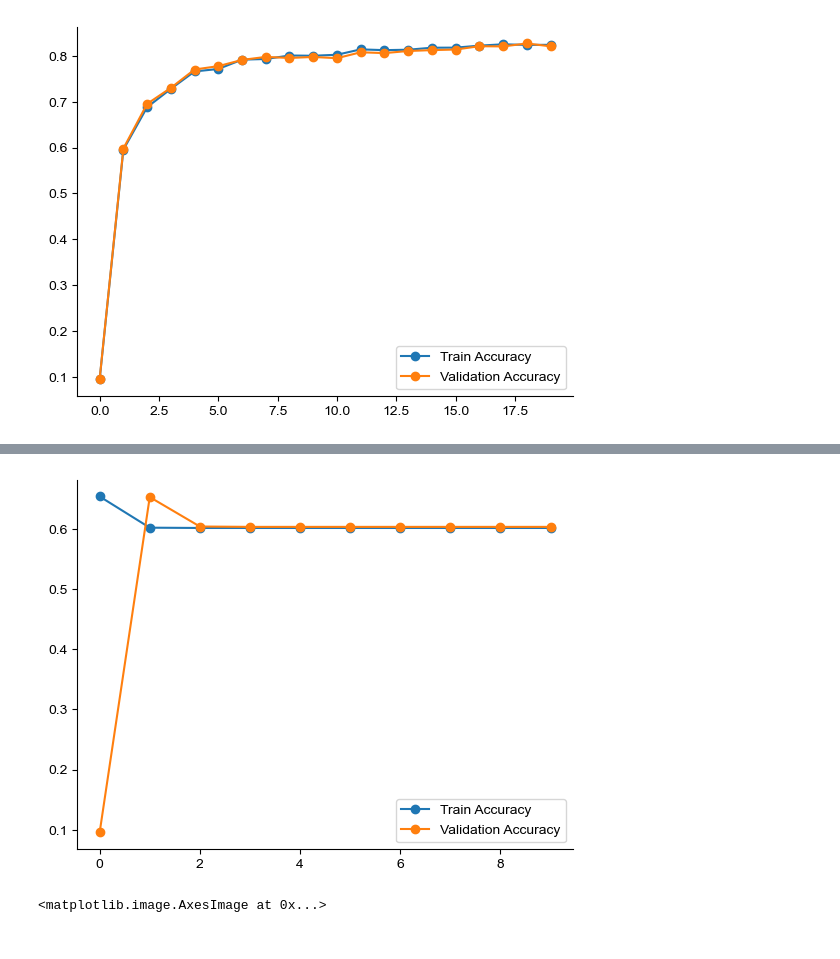
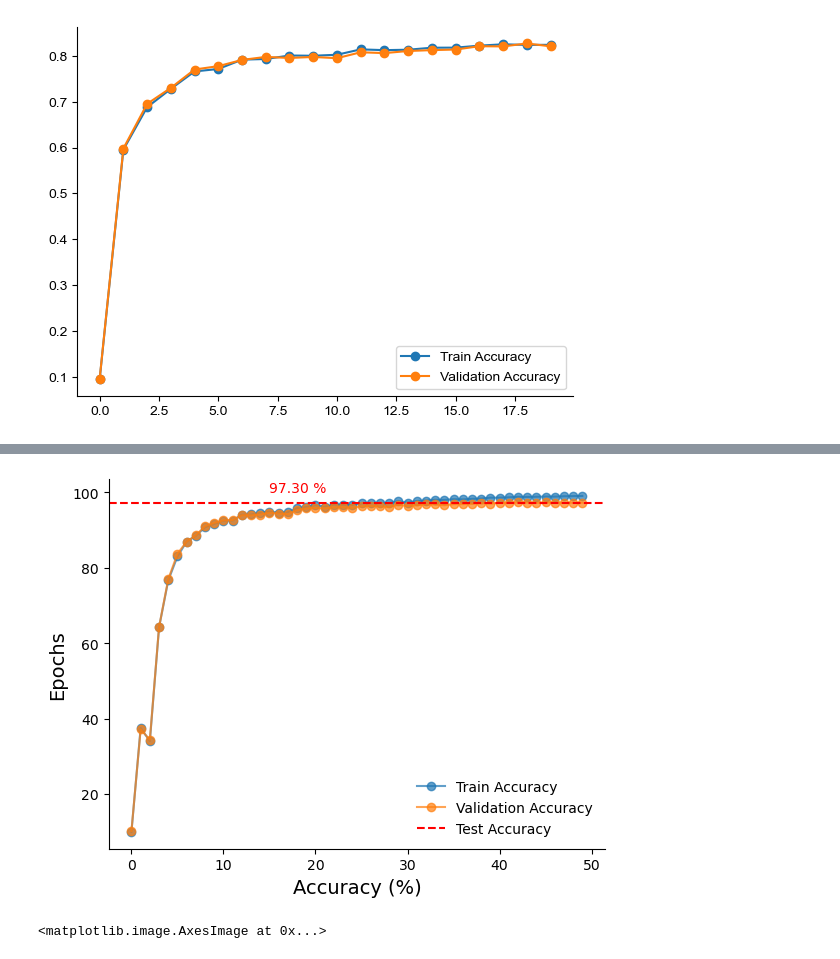
Before and after one commit to Integrated-Systems-Neuroengineering/scrramble, a Jupyter notebook: EPIC-EIC/eic_conv_net.ipynb, the cells around one changed output, grey strips where cells are left out. Drawn from its saved outputs; the diff is of its cells as text; code cells hidden in the pictures.

Commit message:
97% on binary network!

```diff
--- a/EPIC-EIC/eic_conv_net.ipynb
+++ b/EPIC-EIC/eic_conv_net.ipynb
@@ -712,32 +744,38 @@ Accuracy: 82.430 %, Loss: 28.626
 ## using lr schedule
 rng = jax.random.PRNGKey(0)
 rng, init_rng = jax.random.split(rng)
-learning_rate = 1e-4
+learning_rate = 2e-3
 momentum = 0.9
-batch_size = 30
+batch_size = 512
+lr_fn = create_learning_rate_sch(config=config, base_learning_rate=learning_rate, steps_per_epoch=config['steps_per_epoch'])
 state = create_train_state_sch(init_rng, lr_fn)
 del init_rng  # Must not be used anymore.
 
 val_acc = []
 train_acc = []
 # %%
-num_epochs = 10
+num_epochs = 50
 for epoch in tqdm(range(1, num_epochs + 1)):
   # Use a separate PRNG key to permute image data during shuffling
   rng, input_rng = jax.random.split(rng)
 
-   # Evaluate on the val set after each training epoch
-  val_loss, val_accuracy = eval_model_conv(state.params, val_ds)
-  print(f"Validation Accuracy: {val_accuracy*100 :.02f} %, Loss: {val_loss :.02f}")
+  # Evaluate on the val set after each training epoch
+  val_loss, val_accuracy = evaluate_in_batches(state.params, val_ds, 32)
+  train_loss, train_accuracy = evaluate_in_batches(state.params, train_ds, 32)
+  # val_loss, val_accuracy = eval_model_conv(state.params, val_ds))
+  print(f"Epoch: {epoch}, Validation Accuracy: {val_accuracy*100 :.02f} %, Loss: {val_loss :.02f}")
+
 
 
   # Run an optimization step over a training batch
   state = train_epoch_sch(state, train_ds, batch_size, epoch, lr_fn, input_rng)
 
   # Evaluate on the train set after each training epoch
-  train_loss, train_accuracy = eval_model_conv(state.params, train_ds)
-  print(f"Train Accuracy: {train_accuracy*100 :.02f} %, Loss: {train_loss :.02f}")
+  # train_loss, train_accuracy = eval_model_conv(state.params, train_ds)
+  # print(f"Train Accuracy: {train_accuracy*100 :.02f} %, Loss: {train_loss :.02f}")
 
-  train_acc.append(train_accuracy)
-  val_acc.append(val_accuracy)
+  train_acc.append(train_accuracy*100)
+  val_acc.append(val_accuracy*100)
+
+  # del val_accuracy
 # %% [output]
@@ -757,0 +799,7 @@ KeyboardInterrupt:
+# %%
+# using same relu network for evaluation
+test_loss, test_accuracy = evaluate_in_batches(state.params, test_ds, 32)
+
+
+print(f"Test set")
+print(f"Accuracy: {test_accuracy*100 :.03f} %, Loss: {test_loss:.03f}")
@@ -758,12 +809,17 @@ KeyboardInterrupt:
 # %%
 fig, ax = plt.subplots()
-ax.plot(train_acc, 'o-', label='Train Accuracy')
-ax.plot(val_acc, 'o-', label='Validation Accuracy')
-ax.legend()
+ax.plot(train_acc, 'o-', label='Train Accuracy', alpha = .7)
+ax.plot(val_acc, 'o-', label='Validation Accuracy', alpha=.7)
+ax.set_ylabel("Epochs", fontsize = 14)
+ax.set_xlabel("Accuracy (%)", fontsize = 14)
+ax.axhline(test_accuracy*100, color = 'red', linestyle = '--', label = 'Test Accuracy')
+ax.text(x = 15, y = 100, s = f"{test_accuracy*100:.02f} %", color = 'red')
+ax.legend(frameon = False)
 
 sns.despine()
+# plt.savefig(f"Figures/binary_pop_coding_256_4096_2048_256_20250224.pdf", dpi = 300, bbox_inches = 'tight')
 # %% [output]
-[figure, old version]
+[figure, new version]
 # %%
 w_fc1 = state.params['fc1']['weights']
 
```
Also changed, not shown: parts of 14 cells of this notebook, 1 other file.
